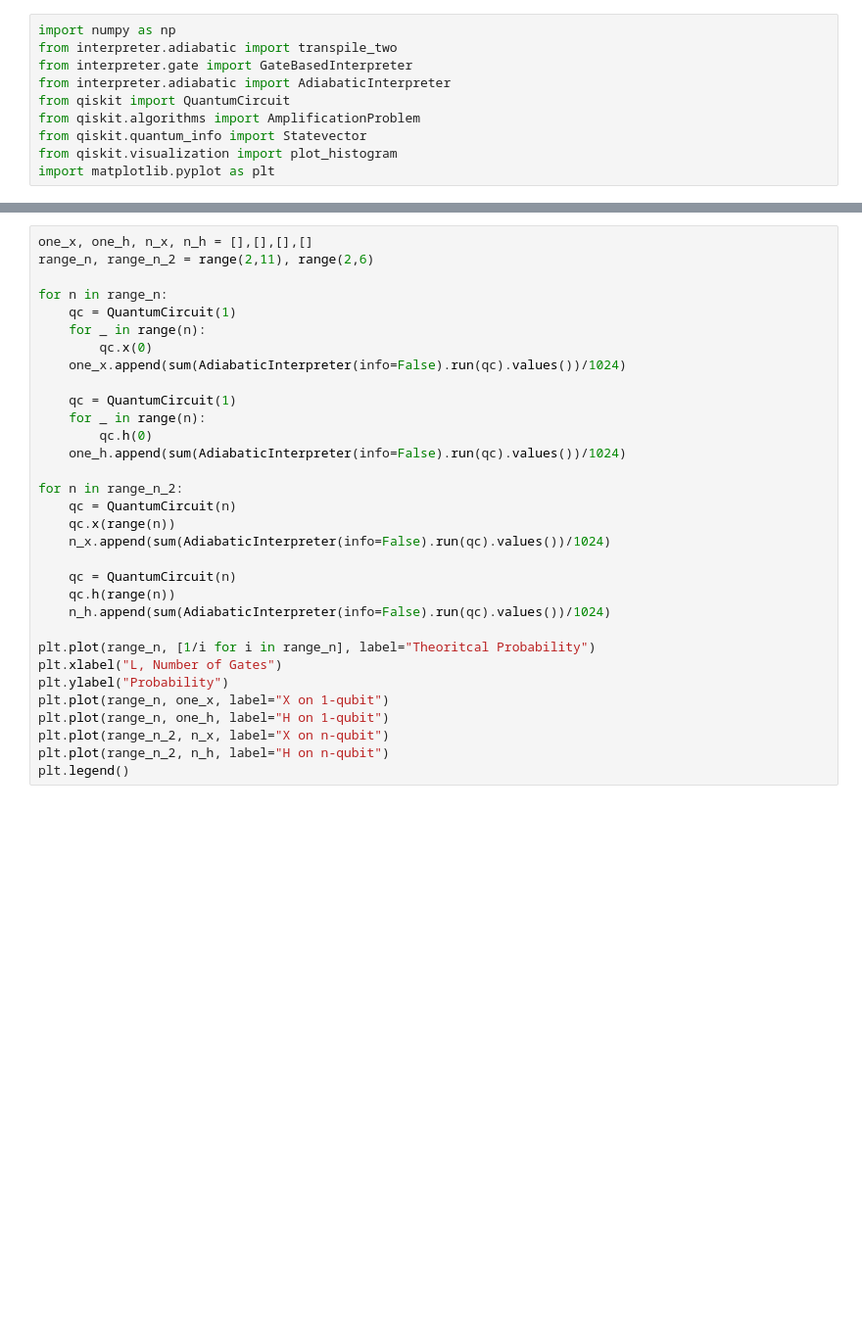
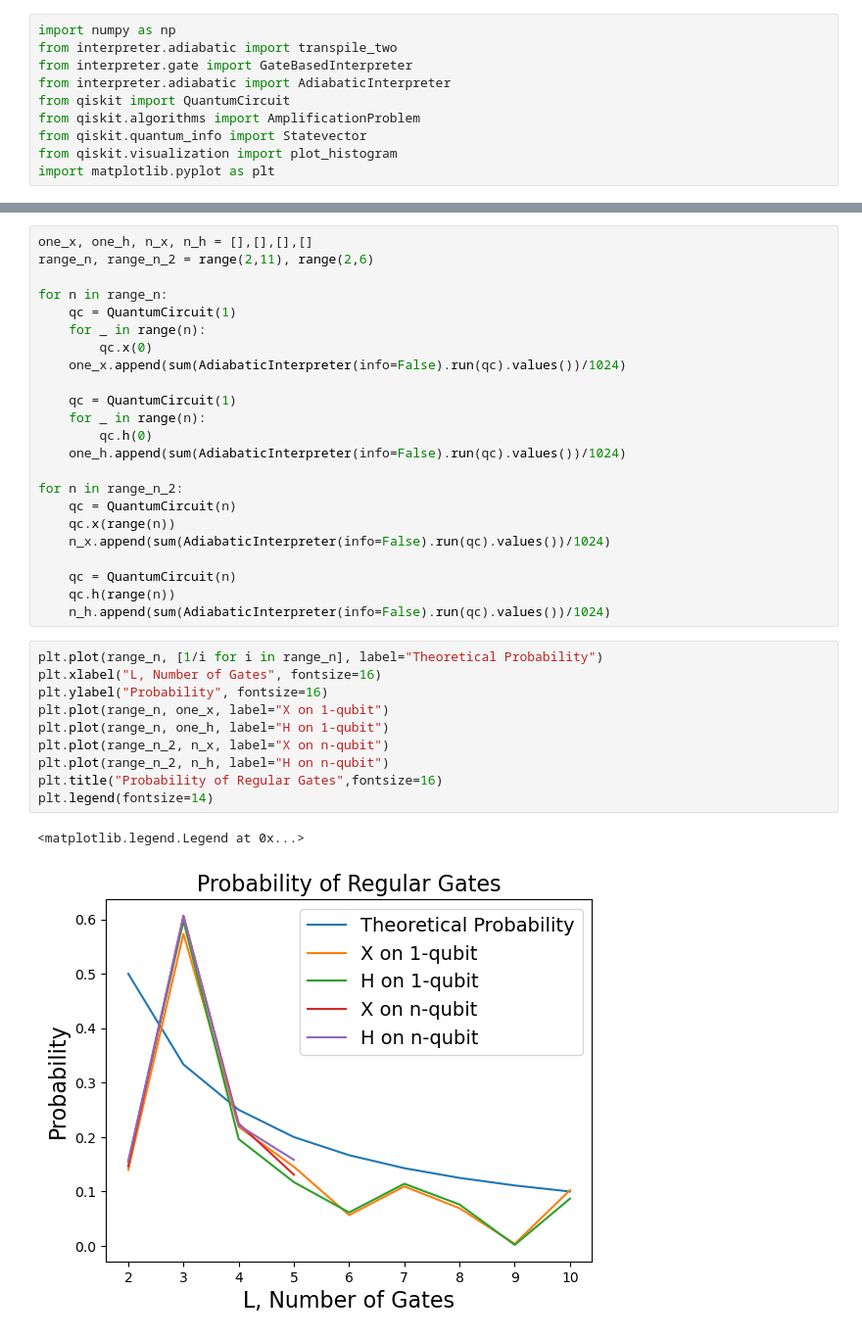
Before and after one commit to lbai-lab/adiabatic_compiler, a Jupyter notebook: evaluation.ipynb, the cells around one changed output, grey strips where cells are left out. Shown: that part at 98% size. Drawn from its saved outputs; the diff is of its cells as text; blank space fills up the shorter version.

```diff
--- a/evaluation.ipynb
+++ b/evaluation.ipynb
@@ -39,15 +39,19 @@ for n in range_n_2:
     qc = QuantumCircuit(n)
     qc.h(range(n))
     n_h.append(sum(AdiabaticInterpreter(info=False).run(qc).values())/1024)
-
-plt.plot(range_n, [1/i for i in range_n], label="Theoritcal Probability")
-plt.xlabel("L, Number of Gates")
-plt.ylabel("Probability")
-plt.plot(range_n, one_x, label="X on 1-qubit")
-plt.plot(range_n, one_h, label="H on 1-qubit")
-plt.plot(range_n_2, n_x, label="X on n-qubit")
-plt.plot(range_n_2, n_h, label="H on n-qubit")
-plt.legend()
+# %%
+plt.plot(range_n, [1/i for i in range_n], label="Theoretical Probability")
+plt.xlabel("L, Number of Gates", fontsize=16)
+plt.ylabel("Probability", fontsize=16)
+plt.plot(range_n, one_x, label="X on 1-qubit")
+plt.plot(range_n, one_h, label="H on 1-qubit")
+plt.plot(range_n_2, n_x, label="X on n-qubit")
+plt.plot(range_n_2, n_h, label="H on n-qubit")
+plt.title("Probability of Regular Gates",fontsize=16)
+plt.legend(fontsize=14)
+# %% [output]
+<matplotlib.legend.Legend at 0x...>
+[figure, added]
 # %%
 for n in range(3, 10):
     good_state = "1" * n
```
Also changed, not shown: parts of 3 cells of this notebook, 1 other file.
